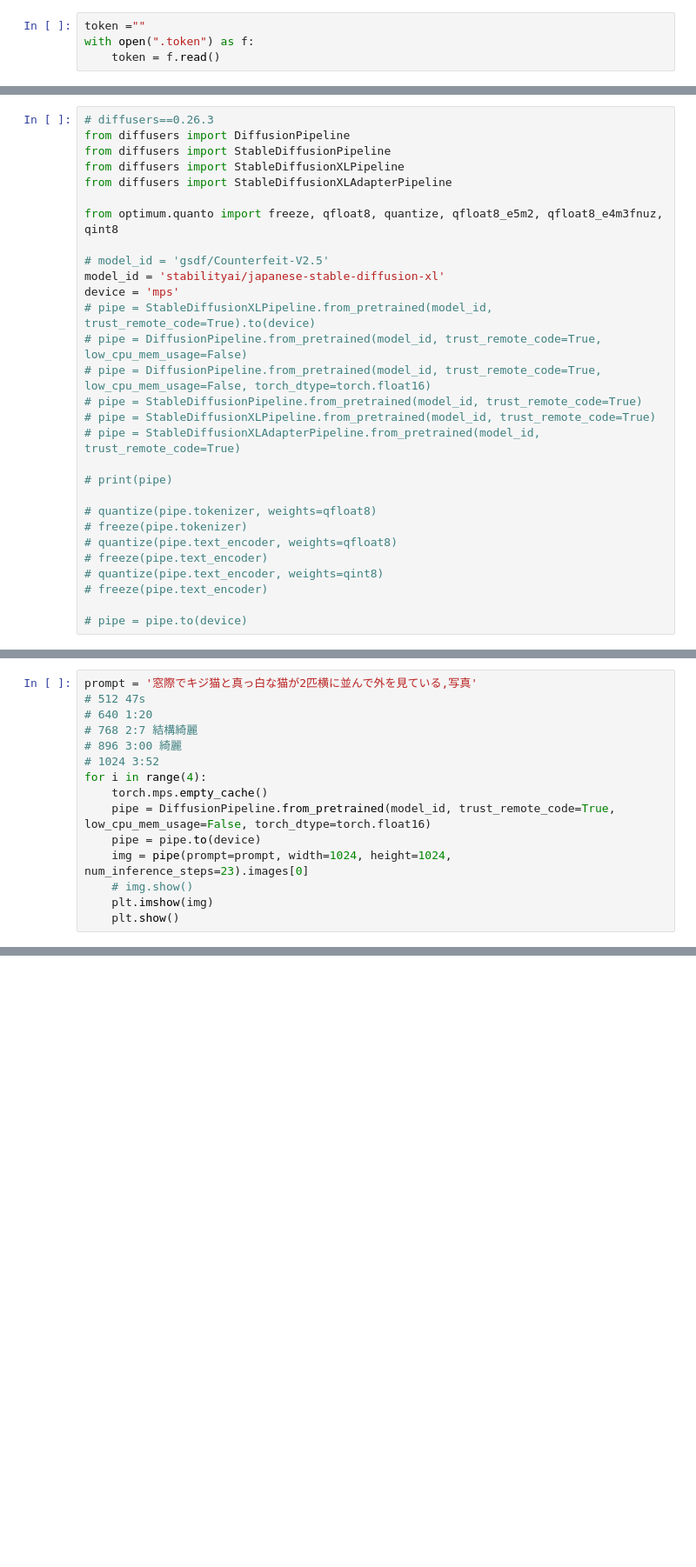
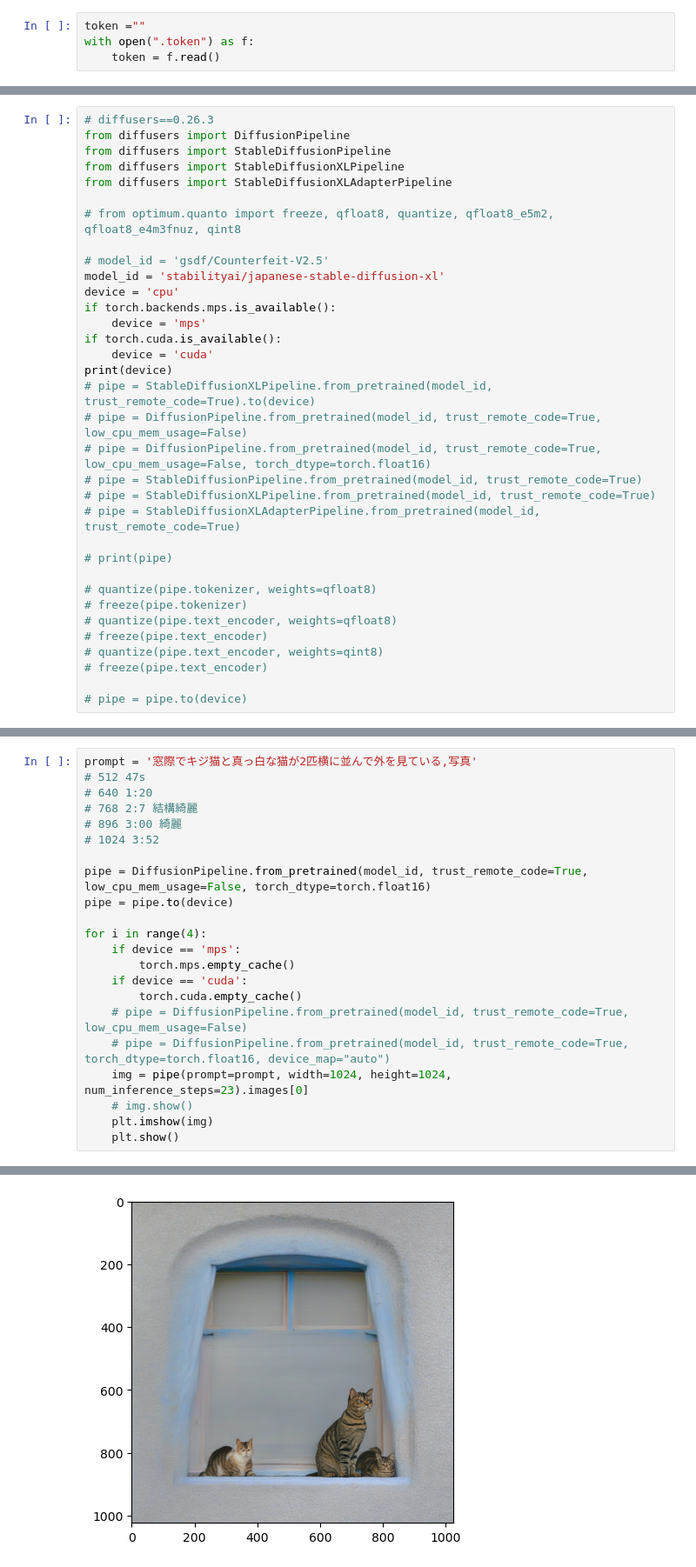
Before and after one commit to notfolder/stable-diffusion-xl, a Jupyter notebook: test.ipynb, the cells around one changed output, grey strips where cells are left out. Shown at 87% size. Drawn from its saved outputs; the diff is of its cells as text; blank space fills up the shorter version.

```diff
--- a/test.ipynb
+++ b/test.ipynb
@@ -16,11 +23,16 @@ from diffusers import StableDiffusionPipeline
 from diffusers import StableDiffusionXLPipeline
 from diffusers import StableDiffusionXLAdapterPipeline
 
-from optimum.quanto import freeze, qfloat8, quantize, qfloat8_e5m2, qfloat8_e4m3fnuz, qint8
+# from optimum.quanto import freeze, qfloat8, quantize, qfloat8_e5m2, qfloat8_e4m3fnuz, qint8
 
 # model_id = 'gsdf/Counterfeit-V2.5'
 model_id = 'stabilityai/japanese-stable-diffusion-xl'
-device = 'mps'
+device = 'cpu'
+if torch.backends.mps.is_available():
+    device = 'mps'
+if torch.cuda.is_available():
+    device = 'cuda'
+print(device)
 # pipe = StableDiffusionXLPipeline.from_pretrained(model_id, trust_remote_code=True).to(device)
 # pipe = DiffusionPipeline.from_pretrained(model_id, trust_remote_code=True, low_cpu_mem_usage=False)
 # pipe = DiffusionPipeline.from_pretrained(model_id, trust_remote_code=True, low_cpu_mem_usage=False, torch_dtype=torch.float16)
@@ -45,11 +59,19 @@ prompt = '窓際でキジ猫と真っ白な猫が2匹横に並んで外を見て
 # 768 2:7 結構綺麗
 # 896 3:00 綺麗
 # 1024 3:52
+
+pipe = DiffusionPipeline.from_pretrained(model_id, trust_remote_code=True, low_cpu_mem_usage=False, torch_dtype=torch.float16)
+pipe = pipe.to(device)
+
 for i in range(4):
-    torch.mps.empty_cache()
-    pipe = DiffusionPipeline.from_pretrained(model_id, trust_remote_code=True, low_cpu_mem_usage=False, torch_dtype=torch.float16)
-    pipe = pipe.to(device)
+    if device == 'mps':
+        torch.mps.empty_cache()
+    if device == 'cuda':
+        torch.cuda.empty_cache()
+    # pipe = DiffusionPipeline.from_pretrained(model_id, trust_remote_code=True, low_cpu_mem_usage=False)
+    # pipe = DiffusionPipeline.from_pretrained(model_id, trust_remote_code=True, torch_dtype=torch.float16, device_map="auto")
     img = pipe(prompt=prompt, width=1024, height=1024, num_inference_steps=23).images[0]
     # img.show()
     plt.imshow(img)
     plt.show()
+# %% [output]
@@ -55,0 +79 @@ for i in range(4):
+[figure, added]
```
Also changed, not shown: parts of 4 cells of this notebook.
